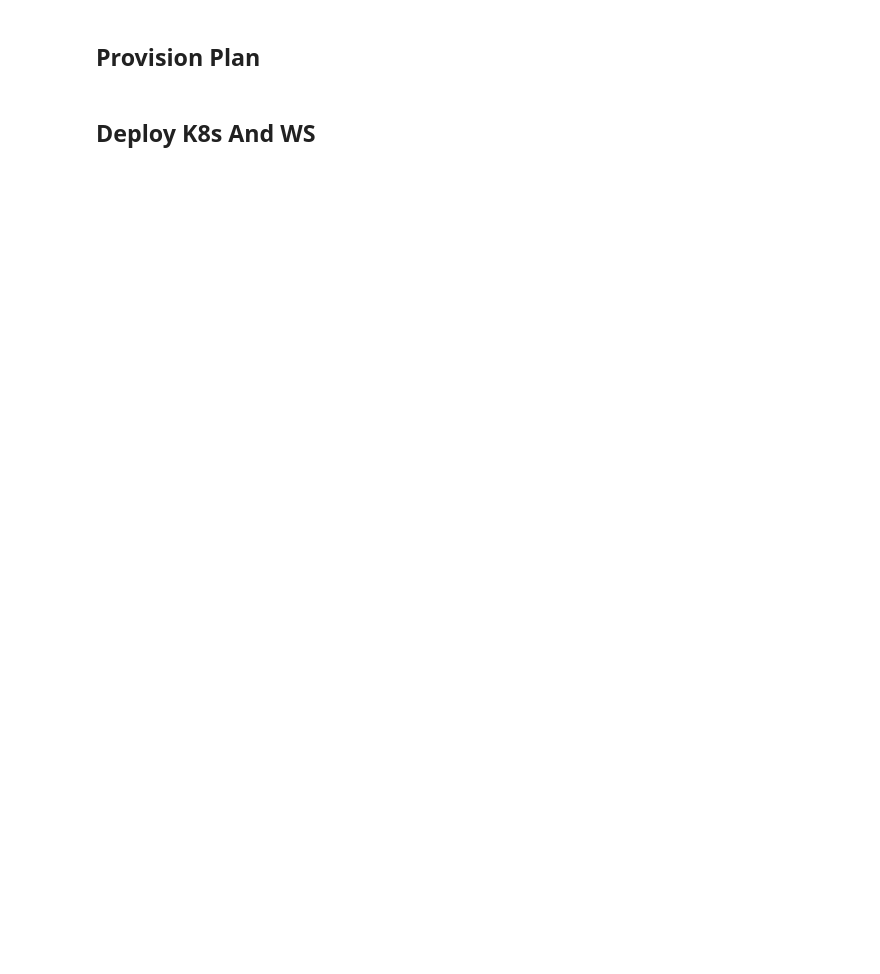
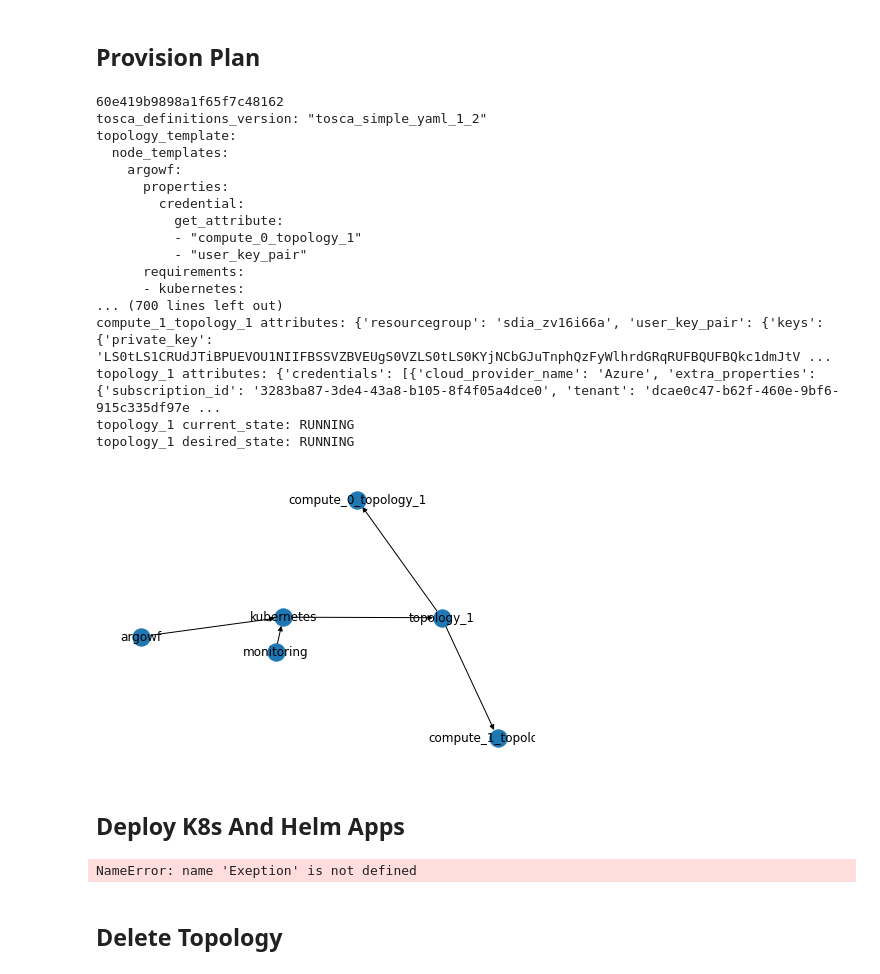
Before and after one commit to qcdis-sdia/jupyter_notebook_ui, a Jupyter notebook: ui.ipynb, the cells around one changed output. Saved outputs shown, nothing was run; the diff lists cells and outputs as text; code cells hidden in the pictures; blank space fills up the shorter version.

```diff
--- a/ui.ipynb
+++ b/ui.ipynb
@@ -222,7 +214,7 @@ for i in range(0, num_of_topologies_widget.value):
         disabled=False
     )
     vm_size_name_widget = widgets.Dropdown(
-        options=['small', 'medium','large'],
+        options=['small', 'medium','large','large_mem'],
         value='medium',
         description='VM size:',
         disabled=False
@@ -305,6 +297,10 @@ def translate_vm_size(cloud_provider,vm_size):
         vm_specs['num_cores']='4'
         vm_specs['mem_size']='8048 MB'
         vm_specs['disk_size']='40000 MB'
+    elif vm_size == 'large_mem':
+        vm_specs['num_cores']='4'
+        vm_specs['mem_size']='256000 MB'
+        vm_specs['disk_size']='40000 MB'
     return vm_specs
     Generate
 
@@ -401,5 +468,5 @@ for topology in topologies_boxes:
 # %%
-vm_master_name = 'compute_'+str(0)+'_'+topology_wiget_inputs['name']
+vm_master_name = 'compute_'+str(0)+'_'+topology_info['name']
 credential_properties = {'credential': { 'get_attribute': [ vm_master_name,'user_key_pair' ] }}
 ks8s_node = build_node_template(node_name='kubernetes',node_type='tosca.nodes.QC.docker.Orchestrator.Kubernetes',properties=credential_properties,requirements=k8_requirements,interfaces=k8s_interface)
 node_templates.update(ks8s_node)
@@ -438,22 +496,3 @@ helm_interface['Helm']['install_chart']['inputs']['extra_variables']['repo_name'
 helm_interface['Helm']['install_chart']['inputs']['extra_variables']['repo_url'] = helm_app_repo_url_widget.value
 helm_interface['Helm']['install_chart']['inputs']['extra_variables']['name'] = app_name_widget.value
 node_templates.update(build_node_template(node_name=app_name_widget.value,node_type='tosca.nodes.QC.Container.Application.Helm',properties=credential_properties,requirements=helm_requirements,interfaces=helm_interface))
-# %%
-if enebale_monitoring_widget.value:
-    helm_workflow = get_template('https://raw.githubusercontent.com/qcdis-sdia/sdia-tosca/develop/templates/helm_workflow.yaml')
-    for workflow_name in helm_workflow:
-        for step_name in helm_workflow[workflow_name]['steps']:
-            if step_name != 'set_k8s_attributes':
-                helm_workflow[workflow_name]['steps'][step_name]['target'] = 'monitoring'
-            else:
-                helm_workflow[workflow_name]['steps'][step_name]['target'] = 'kubernetes'
-        if 'preconditions' in helm_workflow[workflow_name]:
-            for preconditions in helm_workflow[workflow_name]['preconditions']:
-                if preconditions['target'] == 'kubernetes':
-                    preconditions['target'] = 'kubernetes'
-                else:
-                    preconditions['target'] = 'monitoring'
-        wf = {workflow_name+'_monitoring':helm_workflow[workflow_name]}
-        workflows.update(wf)
-
-    node_templates.update(build_node_template(node_name='monitoring',node_type='tosca.nodes.QC.Container.Application.Helm',properties=credential_properties,requirements=helm_requirements,interfaces=helm_interface))
@@ -562,2 +612,50 @@ print(response.text)
 provisioned_tosca_id = response.text
+# %%
+print(provisioned_tosca_id)
+tosca = get_tosca(provisioned_tosca_id)
+print(tosca)
+tosca_dict = yaml.safe_load(tosca)
+graph = build_graph(tosca_dict['topology_template']['node_templates'])
+nx.draw(graph, with_labels=True)
+
+
+for node_name in tosca_dict['topology_template']['node_templates']:
+    if 'attributes' in tosca_dict['topology_template']['node_templates'][node_name]:
+        print(node_name+' attributes: '+str(tosca_dict['topology_template']['node_templates'][node_name]['attributes']))
+    if 'attributes' in tosca_dict['topology_template']['node_templates'][node_name] and 'current_state' in tosca_dict['topology_template']['node_templates'][node_name]['attributes']:
+        print(node_name+' current_state: '+tosca_dict['topology_template']['node_templates'][node_name]['attributes']['current_state'])
+    if 'attributes' in tosca_dict['topology_template']['node_templates'][node_name] and 'current_state' in tosca_dict['topology_template']['node_templates'][node_name]['attributes']:
+        print(node_name+' desired_state: '+tosca_dict['topology_template']['node_templates'][node_name]['attributes']['desired_state'])
+# %% [output]
+60e419b9898a1f65f7c48162
+tosca_definitions_version: "tosca_simple_yaml_1_2"
+topology_template:
+  node_templates:
+    argowf:
+      properties:
+        credential:
+          get_attribute:
+          - "compute_0_topology_1"
+          - "user_key_pair"
+      requirements:
+      - kubernetes:
+... (700 lines left out)
+compute_1_topology_1 attributes: {'resourcegroup': 'sdia_zv16i66a', 'user_key_pair': {'keys': {'private_key': 'LS0tLS1CRUdJTiBPUEVOU1NIIFBSSVZBVEUgS0VZLS0tLS0KYjNCbGJuTnphQzFyWlhrdGRqRUFBQUFBQkc1dmJtV ...
+topology_1 attributes: {'credentials': [{'cloud_provider_name': 'Azure', 'extra_properties': {'subscription_id': '3283ba87-3de4-43a8-b105-8f4f05a4dce0', 'tenant': 'dcae0c47-b62f-460e-9bf6-915c335df97e ...
+topology_1 current_state: RUNNING
+topology_1 desired_state: RUNNING
+[figure, added]
+# %% [markdown]
+## Deploy K8s And Helm Apps
+# %%
+path = "/deployer/deploy/"+provisioned_tosca_id
+payload = {}
+headers= {'accept':'text/plain'}
+
+response = requests.request("GET", base_url+path, headers=headers, data = payload, verify=False, auth=(username, password))
+if response.status_code != 200:
+    raise Exeption('Somtheing was wrong with the request')
+deployed_tosca_id = response.text
+# %% [output]
+NameError: name 'Exeption' is not defined
 # %%
@@ -574,3 +677,3 @@ for node_name in tosca_dict['topology_template']['node_templates']:
-# %% [markdown]
-## Deploy K8s And WS
+# %% [markdown]
+## Delete Topology
 # %%
```
Also changed, not shown: parts of 11 cells of this notebook.
